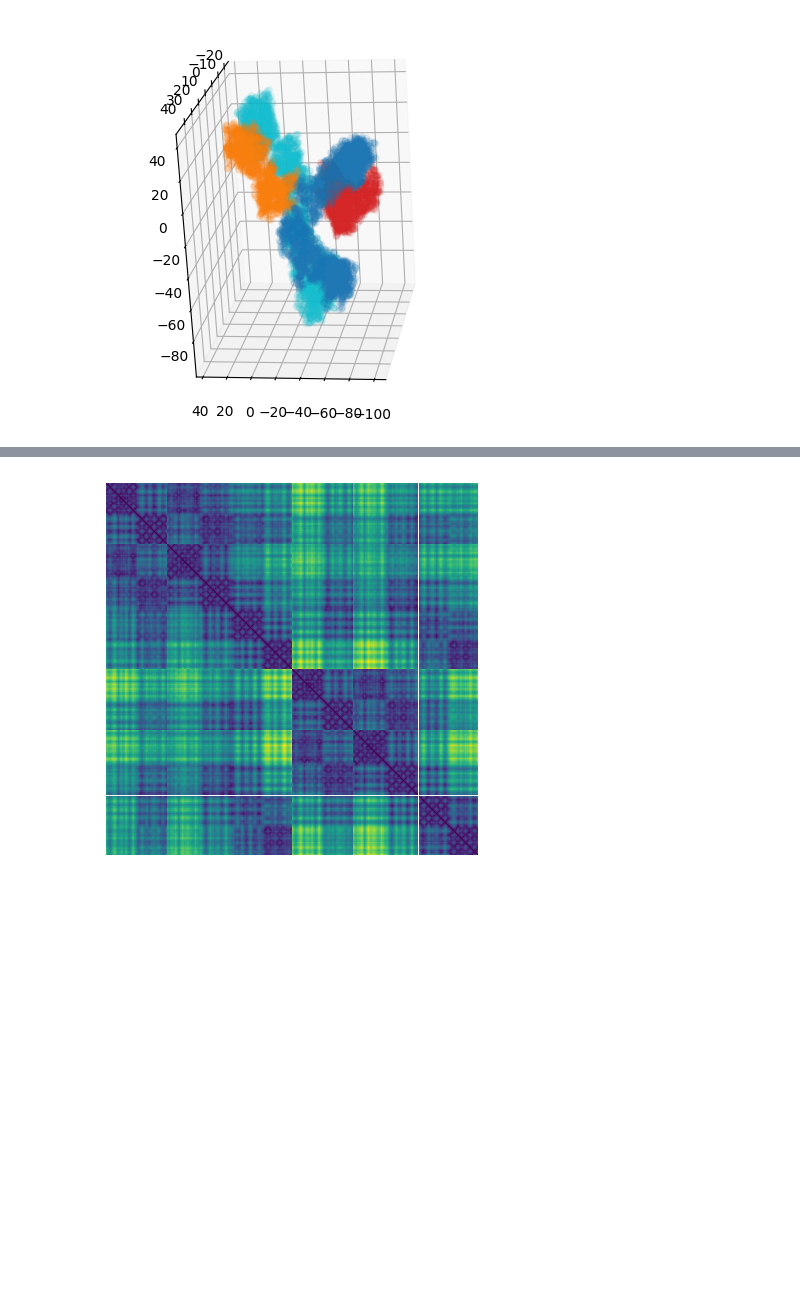
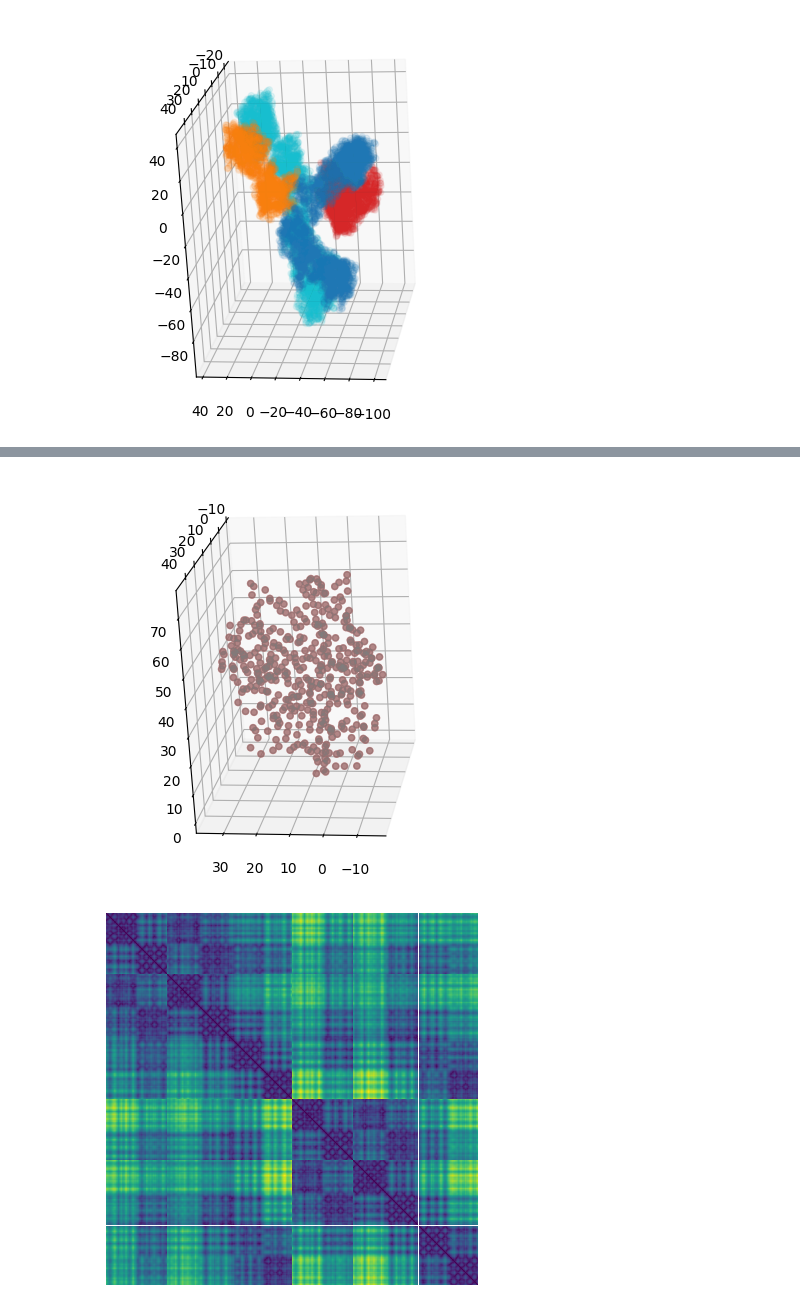
Before and after one commit to dohlee/protstruc, a Jupyter notebook: docs/tutorials/pembrolizumab.ipynb, the cells around one changed output, grey strips where cells are left out. Saved outputs shown, nothing was run; the diff lists cells and outputs as text; code cells hidden in the pictures; blank space fills up the shorter version.

Commit message:
implement kabsch alignment

```diff
--- a/docs/tutorials/pembrolizumab.ipynb
+++ b/docs/tutorials/pembrolizumab.ipynb
@@ -42,3 +72,42 @@ plt.savefig('../../img/pembrolizumab_chain.png', dpi=300, bbox_inches='tight')
+# %%
+from protstruc import AntibodyStructureBatch
+from protstruc.general import ATOM
+from scipy.spatial.transform import Rotation as R
+import matplotlib.pyplot as plt
+import numpy as np
+import torch
+
+struc1 = AntibodyStructureBatch.from_pdb('6dc4.pdb', heavy_chain_id='H', light_chain_id='L', keep_fv_only=False)
+struc2 = AntibodyStructureBatch.from_pdb('6dc4.pdb', heavy_chain_id='H', light_chain_id='L', keep_fv_only=False)
+
+# define an axis-angle rotation of 2*pi/100 around the z-axis
+rot = R.from_rotvec(np.array([0, 0, 1]) * 2 * np.pi / 20)
+rotmat = torch.tensor(rot.as_matrix()).float()
+struc1.rotate(rotmat)
+
+torch.random.manual_seed(0)
+struc1.translate(torch.randn(1, 1, 3) * 30)
+
+xyz2 = struc2.get_xyz()
+struc1.align(struc2)
+xyz1 = struc1.get_xyz()
+
+fig = plt.figure(figsize=(5, 5))
+ax = fig.add_subplot(111, projection='3d')
+
+ax.scatter(
+    xyz1[0, :, ATOM.CA, 0], xyz1[0, :, ATOM.CA, 1], xyz1[0, :, ATOM.CA, 2],
+    alpha=0.5, c='C3'
+)
+ax.scatter(
+    xyz2[0, :, ATOM.CA, 0], xyz2[0, :, ATOM.CA, 1], xyz2[0, :, ATOM.CA, 2],
+    alpha=0.5, c='C7'
+)
+
+ax.view_init(-10, 20, 90)
+# plt.savefig('../../img/pembrolizumab_fvonly_chain.png', dpi=300, bbox_inches='tight')
+# %% [output]
+[figure, added]
 # %%
 from protstruc.general import ATOM
 
```
Also changed, not shown: parts of 4 cells of this notebook, 4 other files.
